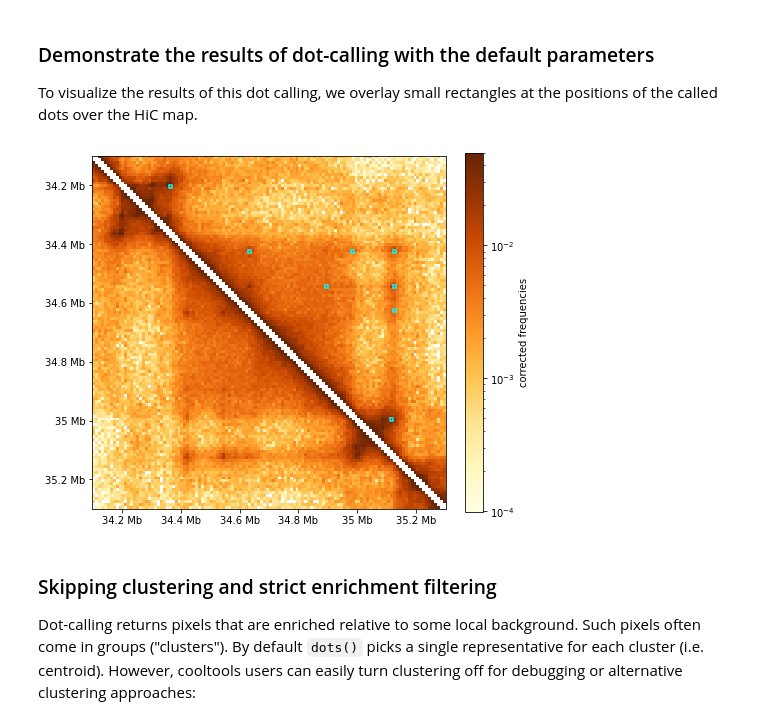
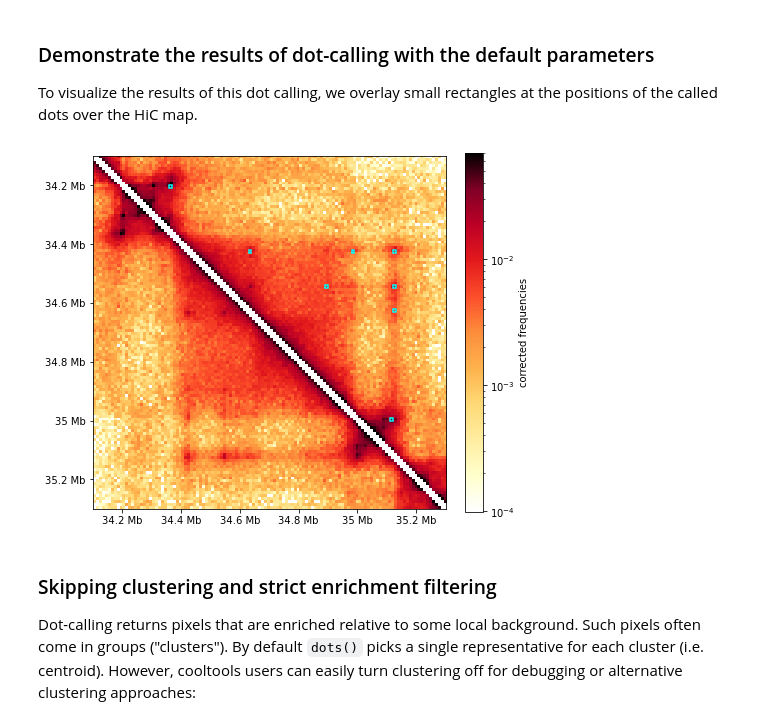
Before and after one commit to open2c/open2c_vignettes, a Jupyter notebook: cooltools_manuscript/dots.ipynb, the cells around one changed output. Saved outputs shown, nothing was run; the diff lists cells and outputs as text; code cells hidden in the pictures.

```diff
--- a/cooltools_manuscript/dots.ipynb
+++ b/cooltools_manuscript/dots.ipynb
@@ -152,38 +151,42 @@ def rectangles_around_dots(dots_df, region, loc="upper", lw=1, ec="cyan", fc="no
             yield patches.Rectangle((s1, s2), width1, width2, **rectangle_kwargs)
         else:
             raise ValueError("loc has to be uppper or lower")
+# %%
+# define a region to look into as an example
+start = 34_100_000
+end = start + 1_200_000
+region = ('chr17', start, end)
+
+# Set unified color scale for the notebook, this parameter will be used throughout all notebook:
+vmax = 0.07
+
+# heatmap kwargs
+matshow_kwargs = dict(
+    cmap='fall',
+    norm=LogNorm(vmax=vmax),
+    extent=(start, end, end, start),
+    interpolation="none"
+)
+
+# colorbar kwargs
+colorbar_kwargs = dict(fraction=0.046, label='corrected frequencies')
 # %%
-# define a region to look into as an example
-start = 34_100_000
-end = start + 1_200_000
-region = ('chr17', start, end)
-
-# heatmap kwargs
-matshow_kwargs = dict(
-    cmap='YlOrBr',
-    norm=LogNorm(vmax=0.05),
-    extent=(start, end, end, start)
-)
-
-# colorbar kwargs
-colorbar_kwargs = dict(fraction=0.046, label='corrected frequencies')
-
 # compute heatmap for the region
 region_matrix = clr.matrix(balance=True).fetch(region)
 for diag in [-1,0,1]:
     region_matrix = fill_diag(region_matrix, np.nan, i=diag)
 
 # see viz.ipynb for details of heatmap visualization
 f, ax = plt.subplots(figsize=(7,7))
 im = ax.matshow( region_matrix, **matshow_kwargs)
 format_ticks(ax, rotate=False)
 plt.colorbar(im, ax=ax, **colorbar_kwargs)
 
 # draw rectangular "boxes" around pixels called as dots in the "region":
 for box in rectangles_around_dots(dots_df, region, lw=1.5):
     ax.add_patch(box)
 # %% [output]
-[figure, old version]
+[figure, new version]
 # %% [markdown]
 ### Skipping clustering and strict enrichment filtering
 Dot-calling returns pixels that are enriched relative to some local background. Such pixels often come in groups ("clusters"). By default `dots()` picks a single representative for each cluster (i.e. centroid). However, cooltools users can easily turn clustering off for debugging or alternative clustering approaches:
```
Also changed, not shown: parts of 31 cells of this notebook, 1 other file.
